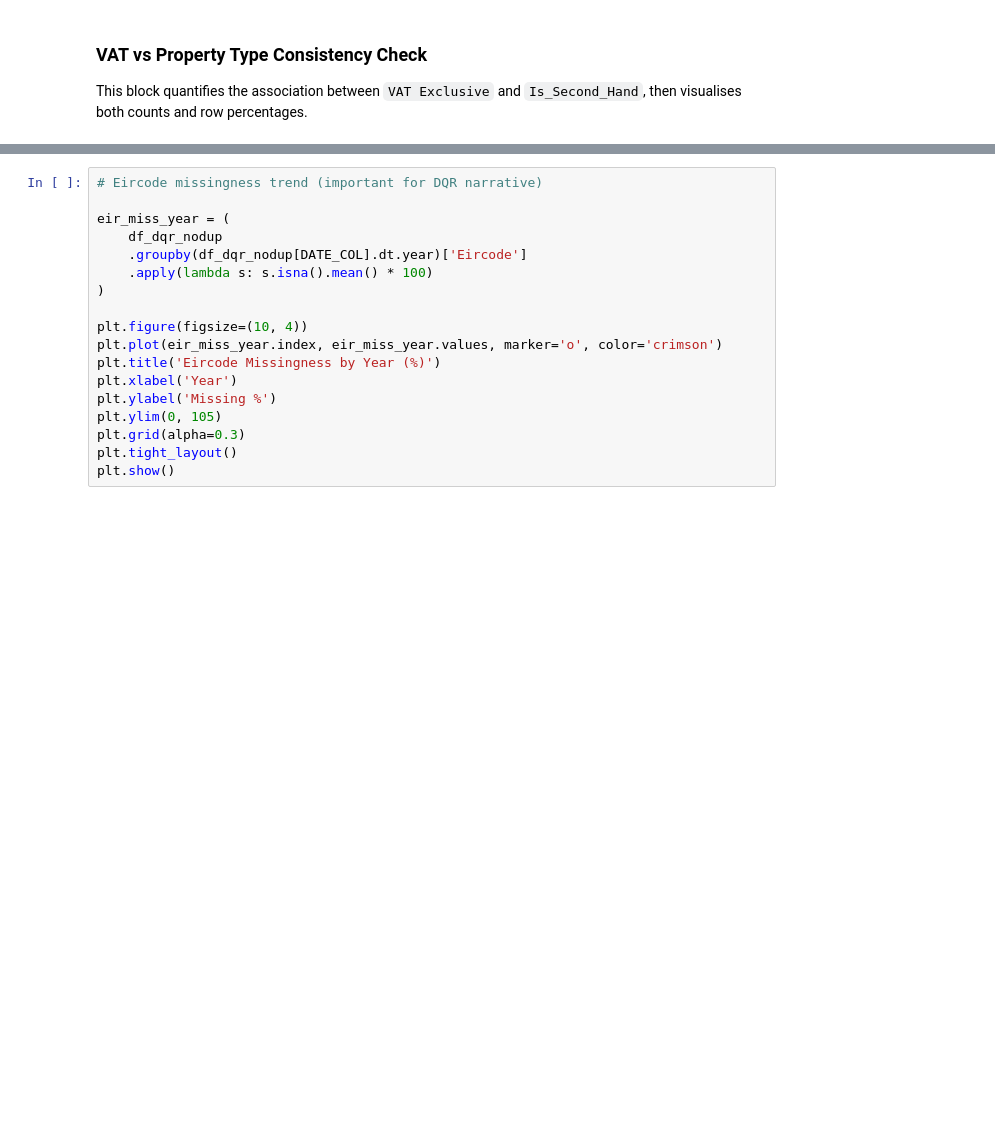
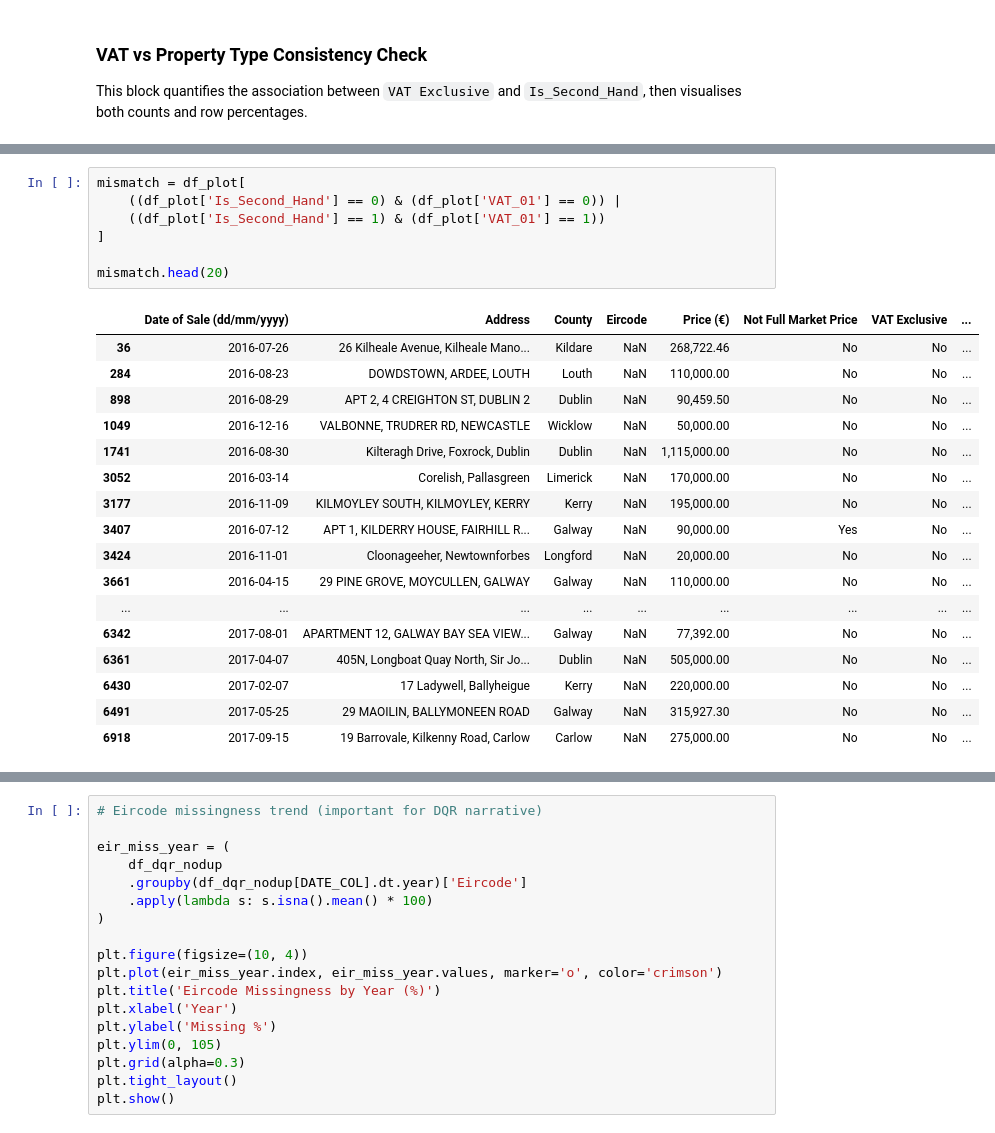
Before and after one commit to emmettpquinn/Data-Analytics-Group, a Jupyter notebook: main.ipynb, the cells around one changed output, grey strips where cells are left out. Drawn from its saved outputs; the diff is of its cells as text; blank space fills up the shorter version.

```diff
--- a/main.ipynb
+++ b/main.ipynb
@@ -1070,0 +1094,25 @@ Row percentage table (%):
+# %%
+mismatch = df_plot[
+    ((df_plot['Is_Second_Hand'] == 0) & (df_plot['VAT_01'] == 0)) |
+    ((df_plot['Is_Second_Hand'] == 1) & (df_plot['VAT_01'] == 1))
+]
+
+mismatch.head(20)
+# %% [output]
+|  | Date of Sale (dd/mm/yyyy) | Address | County | Eircode | Price (€) | Not Full Market Price | VAT Exclusive | ... |
+| 36 | 2016-07-26 | 26 Kilheale Avenue, Kilheale Mano... | Kildare | NaN | 268,722.46 | No | No | ... |
+| 284 | 2016-08-23 | DOWDSTOWN, ARDEE, LOUTH | Louth | NaN | 110,000.00 | No | No | ... |
+| 898 | 2016-08-29 | APT 2, 4 CREIGHTON ST, DUBLIN 2 | Dublin | NaN | 90,459.50 | No | No | ... |
+| 1049 | 2016-12-16 | VALBONNE, TRUDRER RD, NEWCASTLE | Wicklow | NaN | 50,000.00 | No | No | ... |
+| 1741 | 2016-08-30 | Kilteragh Drive, Foxrock, Dublin | Dublin | NaN | 1,115,000.00 | No | No | ... |
+| 3052 | 2016-03-14 | Corelish, Pallasgreen | Limerick | NaN | 170,000.00 | No | No | ... |
+| 3177 | 2016-11-09 | KILMOYLEY SOUTH, KILMOYLEY, KERRY | Kerry | NaN | 195,000.00 | No | No | ... |
+| 3407 | 2016-07-12 | APT 1, KILDERRY HOUSE, FAIRHILL R... | Galway | NaN | 90,000.00 | Yes | No | ... |
+| 3424 | 2016-11-01 | Cloonageeher, Newtownforbes | Longford | NaN | 20,000.00 | No | No | ... |
+| 3661 | 2016-04-15 | 29 PINE GROVE, MOYCULLEN, GALWAY | Galway | NaN | 110,000.00 | No | No | ... |
+| ... | ... | ... | ... | ... | ... | ... | ... | ... |
+| 6342 | 2017-08-01 | APARTMENT 12, GALWAY BAY SEA VIEW... | Galway | NaN | 77,392.00 | No | No | ... |
+| 6361 | 2017-04-07 | 405N, Longboat Quay North, Sir Jo... | Dublin | NaN | 505,000.00 | No | No | ... |
+| 6430 | 2017-02-07 | 17 Ladywell, Ballyheigue | Kerry | NaN | 220,000.00 | No | No | ... |
+| 6491 | 2017-05-25 | 29 MAOILIN, BALLYMONEEN ROAD | Galway | NaN | 315,927.30 | No | No | ... |
+| 6918 | 2017-09-15 | 19 Barrovale, Kilkenny Road, Carlow | Carlow | NaN | 275,000.00 | No | No | ... |
```
Also changed, not shown: parts of 21 cells of this notebook, 15 other files.
